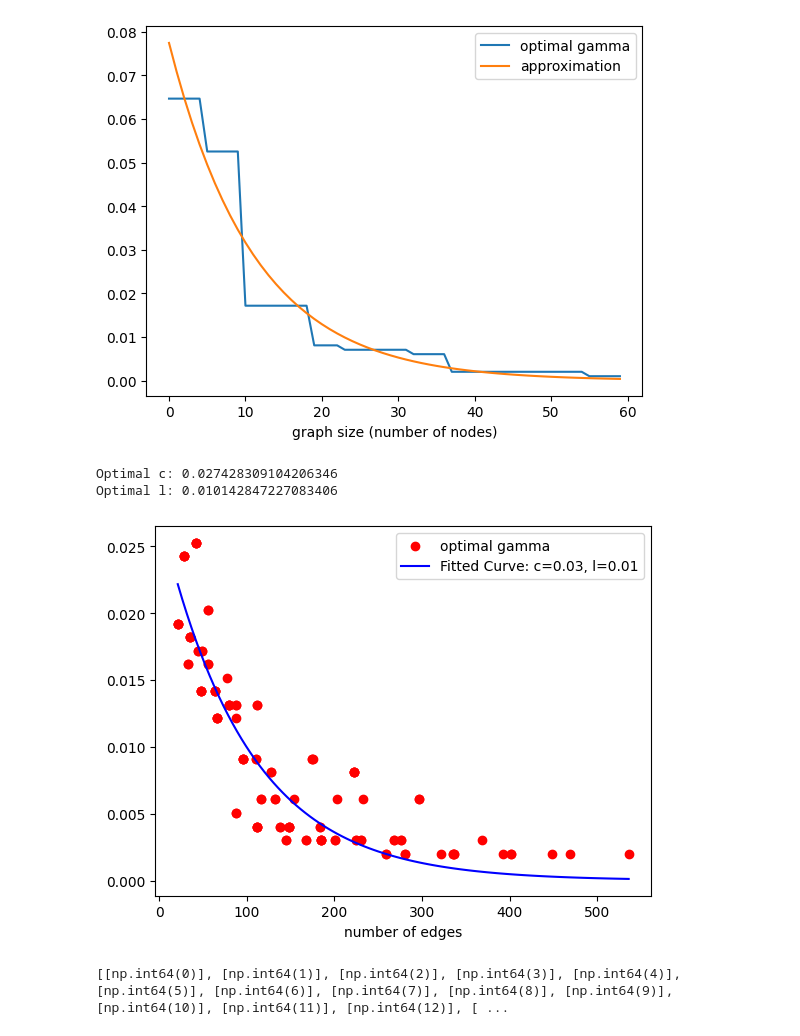
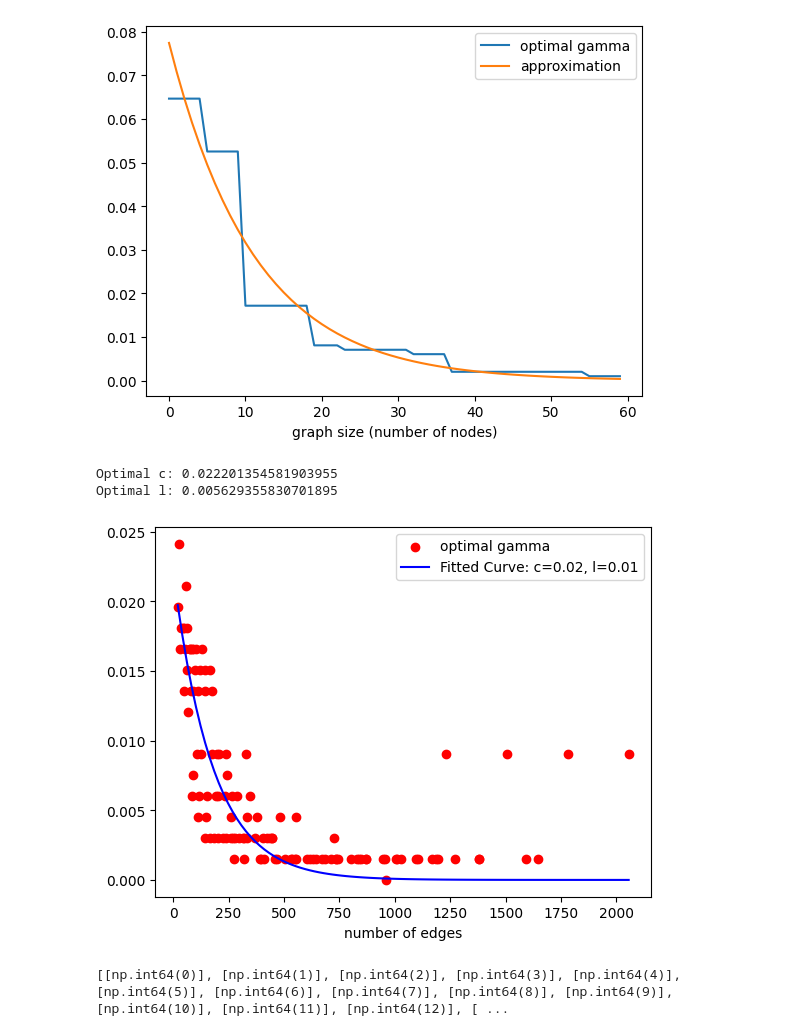
Before and after one commit to frilip/Distance-Quality-Community-Detection, a Jupyter notebook: gamma_tests.ipynb, the cells around one changed output. Cells and saved outputs as stored; diff of their text form; code cells hidden in the pictures.

```diff
--- a/gamma_tests.ipynb
+++ b/gamma_tests.ipynb
@@ -147,9 +147,9 @@ plt.savefig('./plots/optgamma_over_size_10_app.pdf')
 # gamma with respect to edge number
 
 
-cluster_values = np.linspace(3,8,10).astype(int)
-cluster_node_values = np.linspace(4,12,12).astype(int)
-gamma_values = np.linspace(0.0000001,0.1,100)
+cluster_values = np.linspace(3,15,10).astype(int)
+cluster_node_values = np.linspace(4,17,12).astype(int)
+gamma_values = np.linspace(0.00000001,0.3,200)
 
 data_points = np.empty((0, 2))
 
@@ -184,36 +184,36 @@ y_data = data_points[:, 1]  # The optimal_gamma (y-values)
 
 sorted_indices = np.argsort(x_data)
 x_data = x_data[sorted_indices]
 y_data = y_data[sorted_indices]
 
 
 
 def model(x,c,l):
     return c*np.exp(-l*x)
 
 p0 = [1, 1]  # Initial guess: max(y_data) for c, and 1 for l
 
 # Fit the curve to the data
 params, covariance = curve_fit(model, x_data, y_data, p0=p0)
 
 # Extract the optimal parameters
 c_opt, l_opt = params
 print("Optimal c:", c_opt)
 print("Optimal l:", l_opt)
 
 # Plot the data and the fitted curve
 plt.scatter(x_data, y_data, c='red', label='optimal gamma')
 x_fit = np.linspace(np.min(x_data), np.max(x_data), 100)
 y_fit = model(x_fit, c_opt, l_opt)
 plt.plot(x_fit, y_fit, label=f'Fitted Curve: c={c_opt:.2f}, l={l_opt:.2f}', color='blue')
 
 plt.legend()
 plt.xlabel('number of edges')
 plt.savefig('./plots/EDGES_GAMMA_FIT.pdf')
 # %% [output]
-Optimal c: 0.027428309104206346
-Optimal l: 0.010142847227083406
+Optimal c: 0.022201354581903955
+Optimal l: 0.005629355830701895
-[figure, old version]
+[figure, new version]
 # %%
 gamma = 0.02
 clusters = 3
```
Also changed, not shown: 24 other files.
